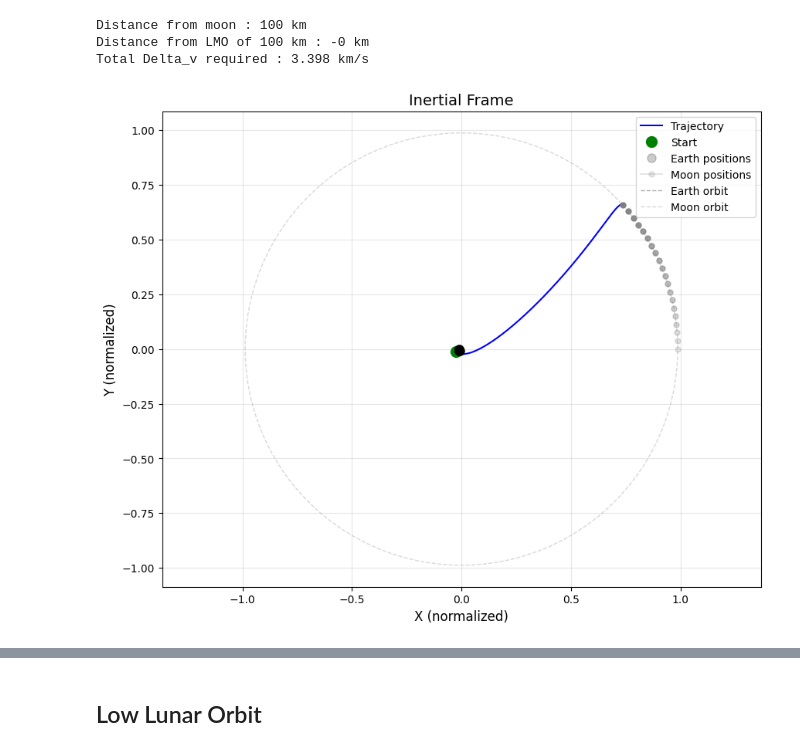
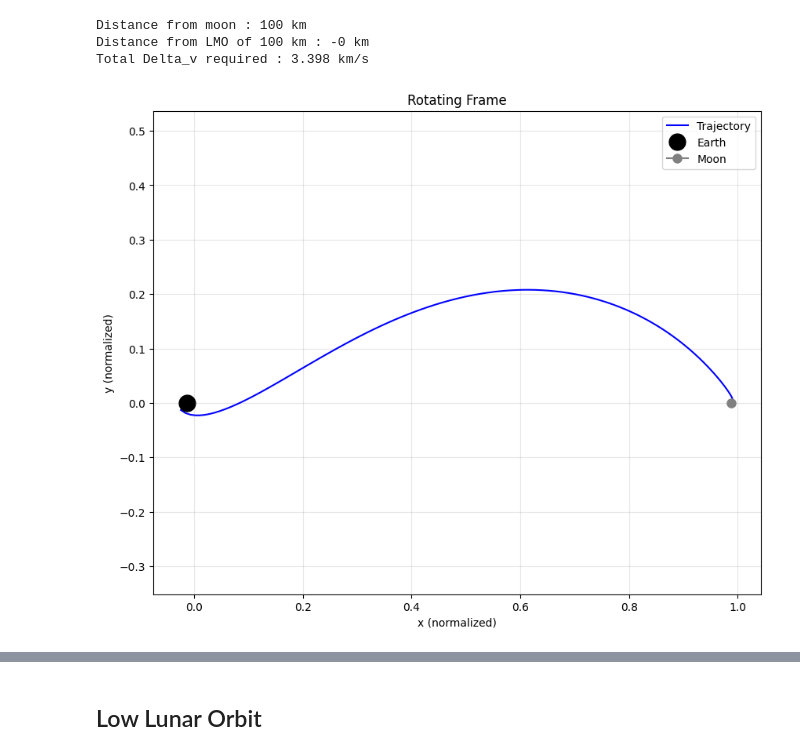
Before and after one commit to samcoulthurst/TrajectoryOptimizer, a Jupyter notebook: notebooks/results_viewer.ipynb, the cells around one changed output, grey strips where cells are left out. Saved outputs shown, nothing was run; the diff lists cells and outputs as text; code cells hidden in the pictures.

```diff
--- a/notebooks/results_viewer.ipynb
+++ b/notebooks/results_viewer.ipynb
@@ -81,6 +81,6 @@ Distance from moon : 100 km
 Distance from LMO of 100 km : -0 km
 Total Delta_v required : 3.398 km/s
 # %%
-plot_trajectory(states, em.mu, t_eval, frame="Inertial")
+plot_trajectory(states, em.mu, t_eval, frame="Rotating")
 # %% [output]
-[figure, old version]
+[figure, new version]
```
Also changed, not shown: parts of 7 cells of this notebook, 1 other file.
